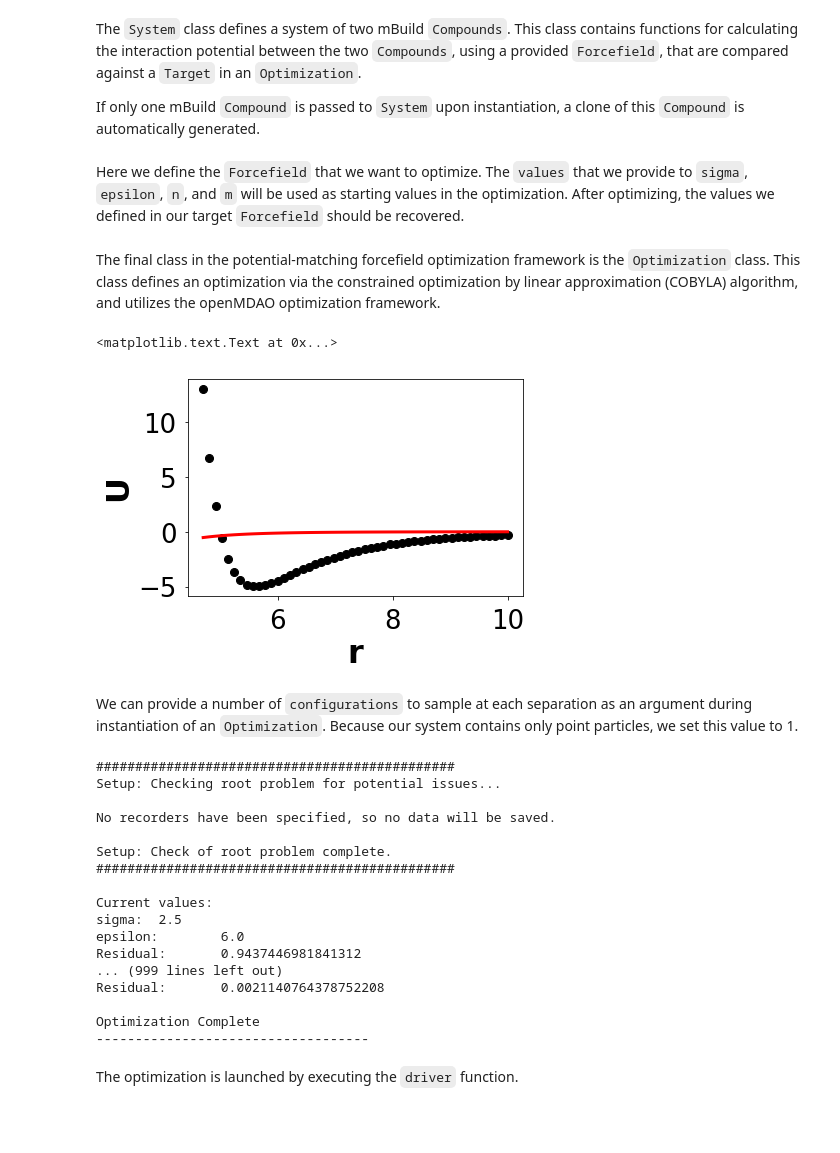
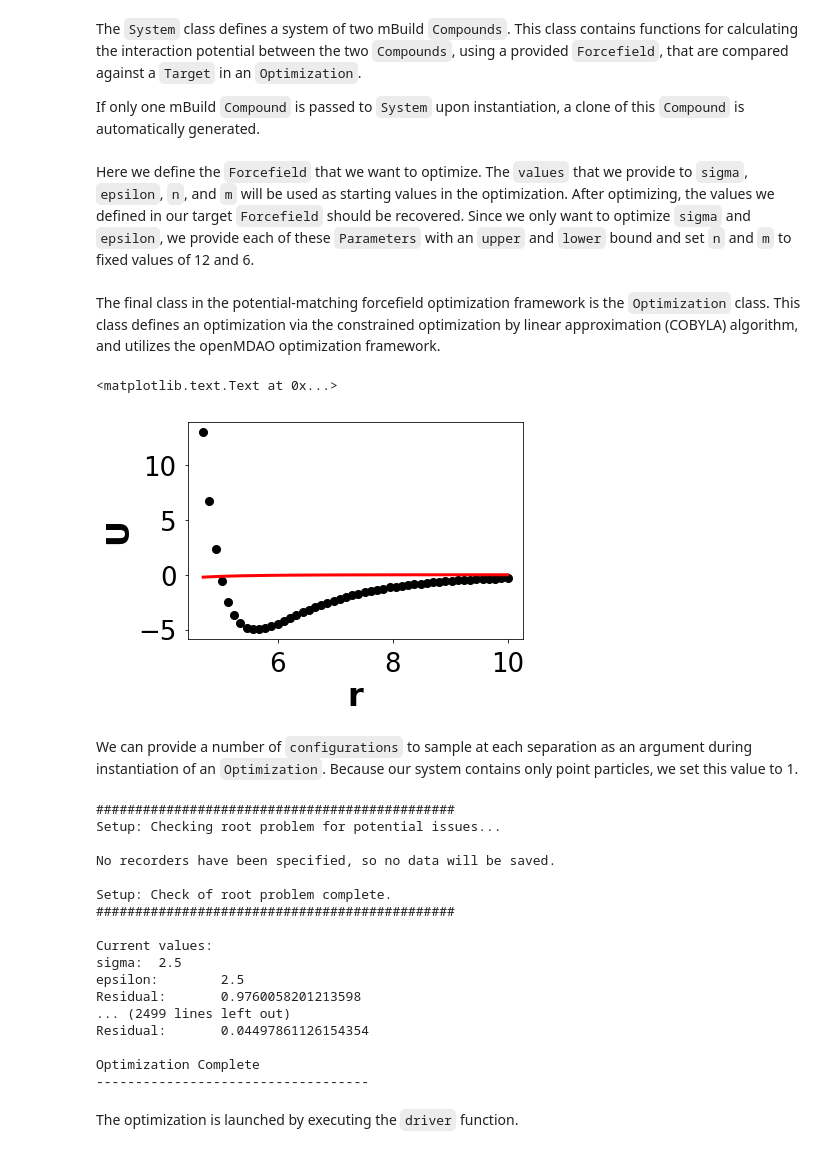
Before and after one commit to mosdef-hub/nanoparticle_optimization, a Jupyter notebook: tutorials/LJ-basic.ipynb, the cells around one changed output. Drawn from its saved outputs; the diff is of its cells as text; code cells hidden in the pictures; blank space fills up the shorter version.

```diff
--- a/tutorials/LJ-basic.ipynb
+++ b/tutorials/LJ-basic.ipynb
@@ -21,7 +21,7 @@ import numpy as np
 from nanoparticle_optimization.target import Target
 
 separations = np.linspace(4.7, 10.0, 50)
-potential = np.array([lj_12_6.calc_potential(r) for r in separations])
+potential = lj_12_6.calc_potential(separations)
 target = Target(separations=separations, potential=potential)
 
 import matplotlib.pyplot as plt
@@ -47,12 +47,12 @@ The `System` class defines a system of two mBuild `Compounds`.  This class conta
 If only one mBuild `Compound` is passed to `System` upon instantiation, a clone of this `Compound` is automatically generated.
 # %%
 sigma = Parameter(value=2.5, upper=10.0, lower=2.0)
-epsilon = Parameter(value=6.0, upper=10.0, lower=2.0)
+epsilon = Parameter(value=2.5, upper=10.0, lower=2.0)
 n = Parameter(value=12.0, fixed=True)
 m = Parameter(value=6.0, fixed=True)
 ff = Mie(sigma=sigma, epsilon=epsilon, n=n, m=m)
 # %% [markdown]
-Here we define the `Forcefield` that we want to optimize.  The `values` that we provide to `sigma`, `epsilon`, `n`, and `m` will be used as starting values in the optimization.  After optimizing, the values we defined in our target `Forcefield` should be recovered.
+Here we define the `Forcefield` that we want to optimize.  The `values` that we provide to `sigma`, `epsilon`, `n`, and `m` will be used as starting values in the optimization.  After optimizing, the values we defined in our target `Forcefield` should be recovered.  Since we only want to optimize `sigma` and `epsilon`, we provide each of these `Parameters` with an `upper` and `lower` bound and set `n` and `m` to fixed values of 12 and 6.
 # %%
 from nanoparticle_optimization.optimization import Optimization
 # %% [markdown]
@@ -60,15 +60,15 @@ The final class in the potential-matching forcefield optimization framework is t
 # %%
 optimization = Optimization(ff, system, target, configurations=1, verbose=True)
 
-starting_potential = np.array([optimization.forcefield.calc_potential(r) for r in separations])
+starting_potential = optimization.forcefield.calc_potential(separations)
 
 plt.plot(separations, potential, linestyle='None', marker='o', color='black')
 plt.plot(separations, starting_potential, marker='None', color='red')
 plt.xlabel('r')
 plt.ylabel('U')
 # %% [output]
 <matplotlib.text.Text at 0x...>
-[figure, old version]
+[figure, new version]
 # %% [markdown]
 We can provide a number of `configurations` to sample at each separation as an argument during instantiation of an `Optimization`.  Because our system contains only point particles, we set this value to 1.
 # %%
@@ -84,10 +84,10 @@ Setup: Check of root problem complete.
 
 Current values:
 sigma:  2.5
-epsilon:        6.0
-Residual:       0.9437446981841312
-... (999 lines left out)
-Residual:       0.0021140764378752208
+epsilon:        2.5
+Residual:       0.9760058201213598
+... (2499 lines left out)
+Residual:       0.04497861126154354
 
 Optimization Complete
 -----------------------------------
```
Also changed, not shown: parts of 3 cells of this notebook, 3 other files.
